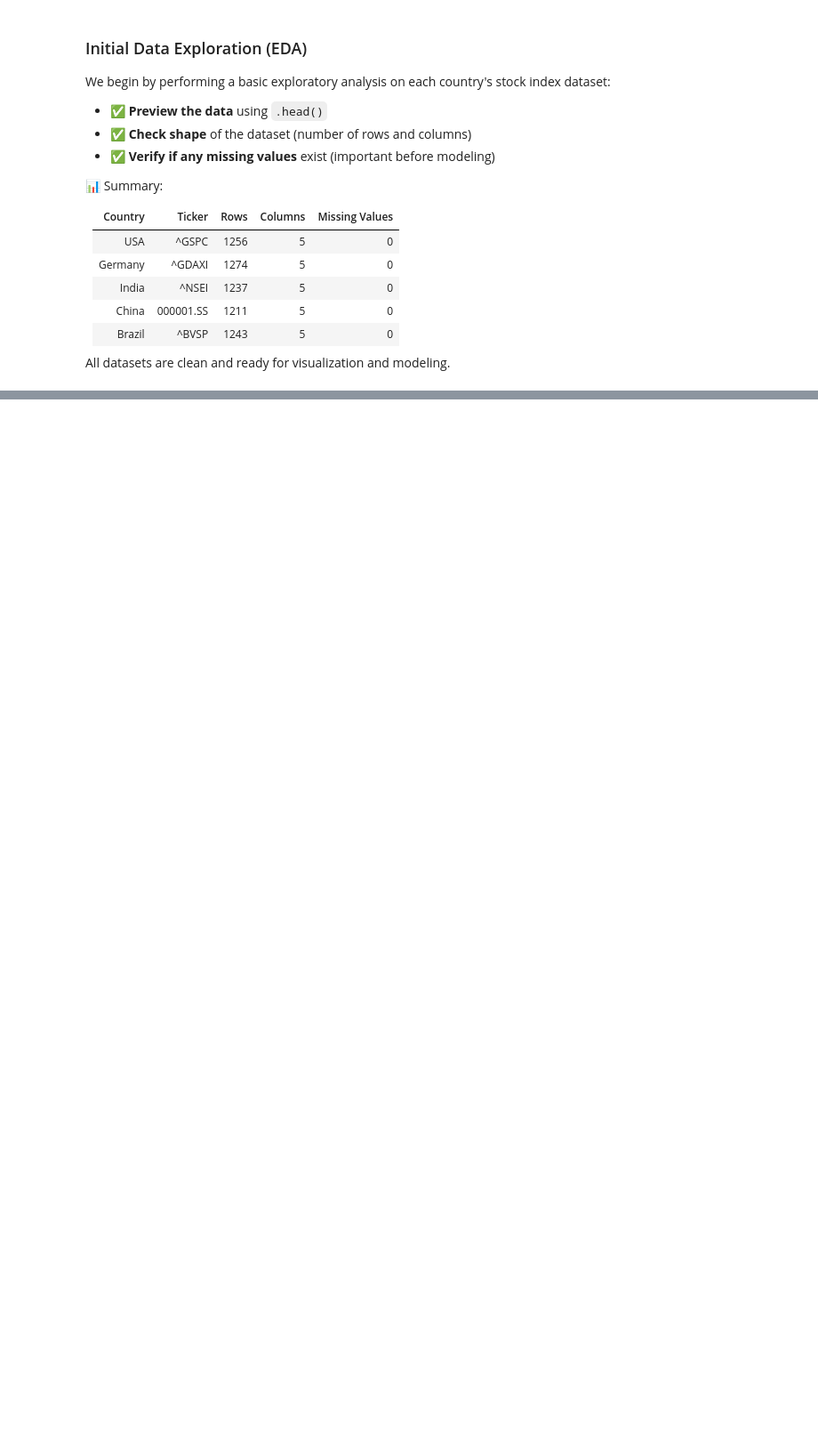
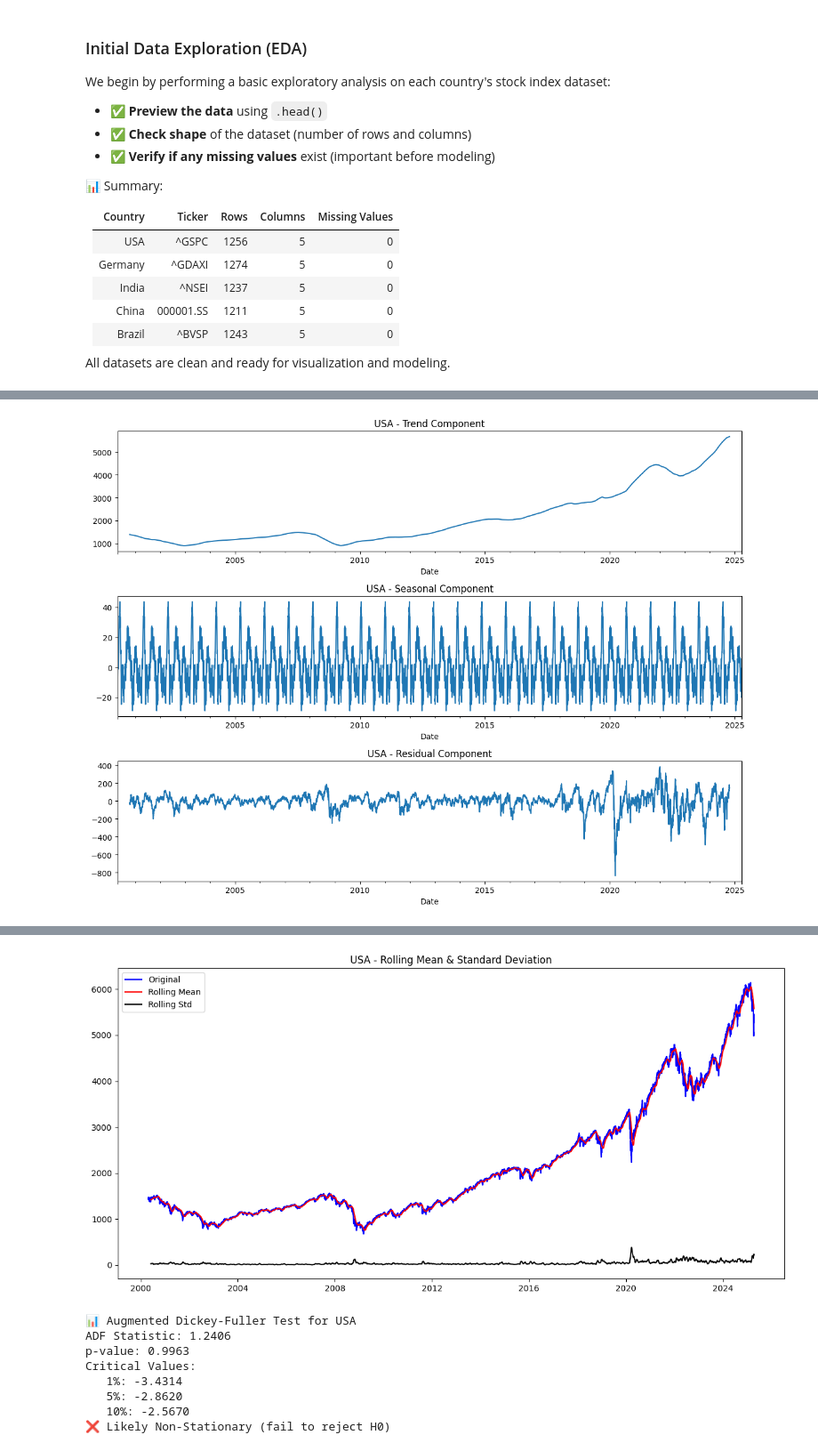
Before and after one commit to rhkraptor/FoEM, a Jupyter notebook: FoEM_Projekt.ipynb, the cells around one changed output, grey strips where cells are left out. Shown at 89% size. Cells and saved outputs as stored; diff of their text form; code cells hidden in the pictures; blank space fills up the shorter version.

```diff
--- a/FoEM_Projekt.ipynb
+++ b/FoEM_Projekt.ipynb
@@ -38,7 +46,7 @@ tickers = {
 }
 
 # Set number of years of data to fetch (adjust this variable)
-years_back = 5  # Options: 1, 5, 10, 15, 20
+years_back = 25  # Options: 1, 5, 10, 15, 20
 
 # Compute date range for fetching data
 end_date = dt.datetime.today()
@@ -130,0 +190,6 @@ All datasets are clean and ready for visualization and modeling.
+# %%
+# Apply to USA
+usa_ts = prepare_ts(stock_data['USA'])
+plot_decomposition(usa_ts, 'USA')
+check_stationarity(usa_ts, 'USA')
+# %% [output]
@@ -130,0 +197 @@ All datasets are clean and ready for visualization and modeling.
+[figure, added]
@@ -130,0 +199,9 @@ All datasets are clean and ready for visualization and modeling.
+[figure, added]
+📊 Augmented Dickey-Fuller Test for USA
+ADF Statistic: 1.2406
+p-value: 0.9963
+Critical Values:
+   1%: -3.4314
+   5%: -2.8620
+   10%: -2.5670
+❌ Likely Non-Stationary (fail to reject H0)
```
Also changed, not shown: parts of 14 cells of this notebook, 1 other file.
